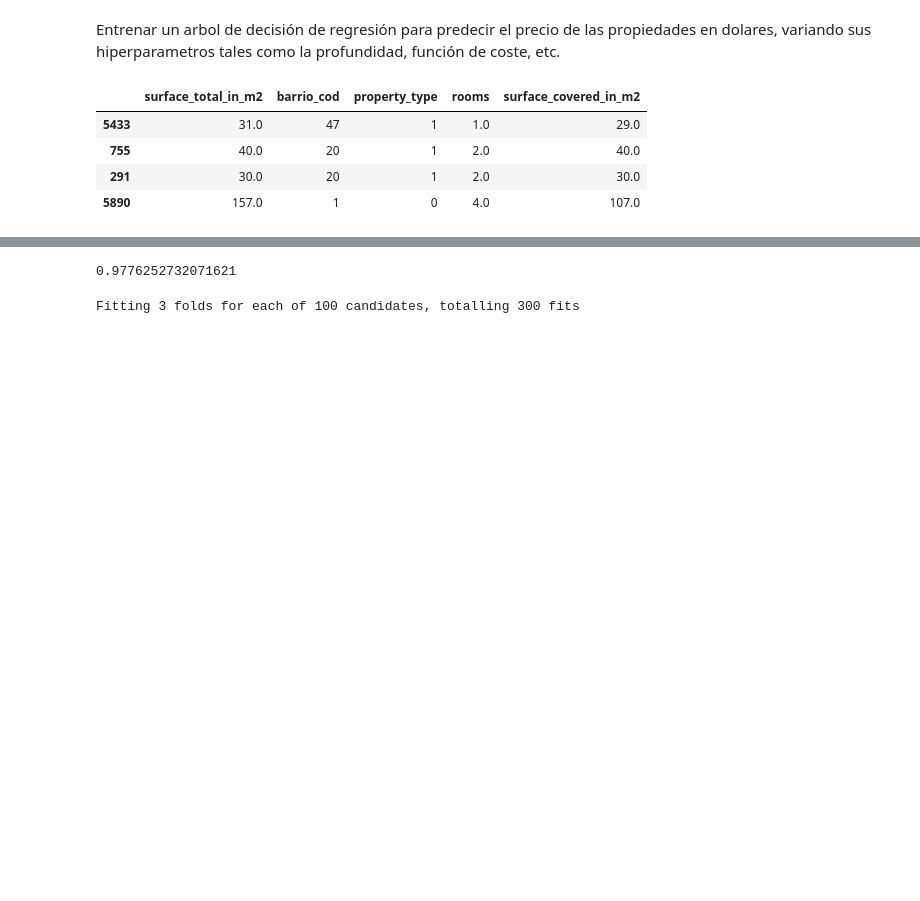
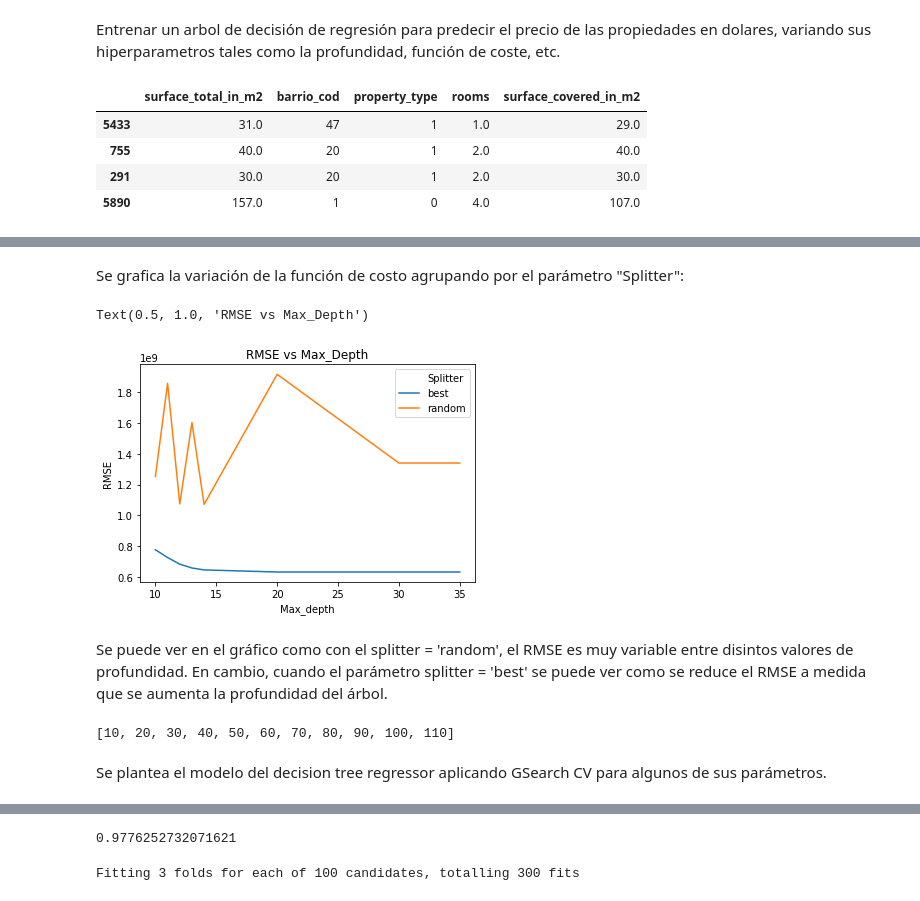
Before and after one commit to mnuclle/DiploDatos, a Jupyter notebook: 00 - Mentorias/4. Mentoria AS/Aprendizaje_automatico (1).ipynb, the cells around one changed output, grey strips where cells are left out. Cells and saved outputs as stored; diff of their text form; code cells hidden in the pictures; blank space fills up the shorter version.

```diff
--- a/00 - Mentorias/4. Mentoria AS/Aprendizaje_automatico (1).ipynb
+++ b/00 - Mentorias/4. Mentoria AS/Aprendizaje_automatico (1).ipynb
@@ -150,0 +161,4 @@ X_train.head(4)
+# %%
+rmse_dt_reg = {'RMSE': [], 'Splitter': [], 'Max_depth':[],'Min_samples_leaf':[],'Min_samples_split':[]}
+df_rmse = pd.DataFrame(data=rmse_dt_reg)
+df_rmse
@@ -151 +214,23 @@ X_train.head(4)
+# %% [markdown]
+Se grafica la variación de la función de costo agrupando por el parámetro "Splitter":
+# %%
+df_rmse_graf = df_rmse[df_rmse.Min_samples_leaf== 4]
+df_rmse_graf = df_rmse_graf[df_rmse.Min_samples_split==2]
+
+grafo_rmse_dt = df_rmse_graf[['RMSE','Splitter','Max_depth']]
+
+sns.lineplot(x = 'Max_depth', y = 'RMSE',hue='Splitter', data=grafo_rmse_dt, )
+plt.title("RMSE vs Max_Depth")
+# %% [output]
+Text(0.5, 1.0, 'RMSE vs Max_Depth')
+[figure, added]
+# %% [markdown]
+Se puede ver en el gráfico como con el splitter = 'random', el RMSE es muy variable entre disintos valores de profundidad. En cambio, cuando el parámetro splitter = 'best' se puede ver como se reduce el RMSE a medida que se aumenta la profundidad del árbol.
+# %%
+max_depth = [int(x) for x in np.linspace(10, 110, num = 11)]
+max_depth
+# %% [output]
+[10, 20, 30, 40, 50, 60, 70, 80, 90, 100, 110]
+# %% [markdown]
+Se plantea el modelo del decision tree regressor aplicando GSearch CV para algunos de sus parámetros.
 # %%
```
Also changed, not shown: parts of 11 cells of this notebook.
